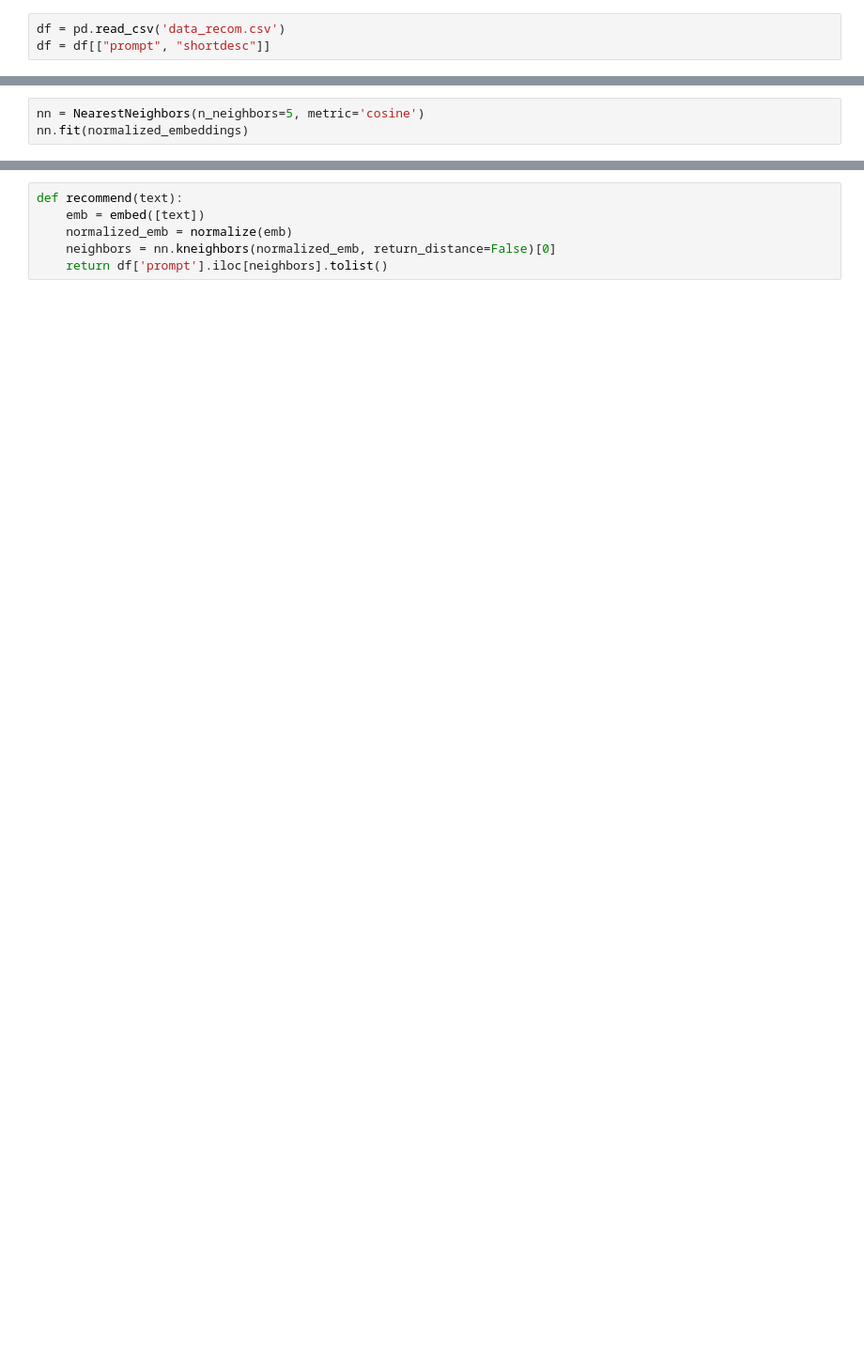
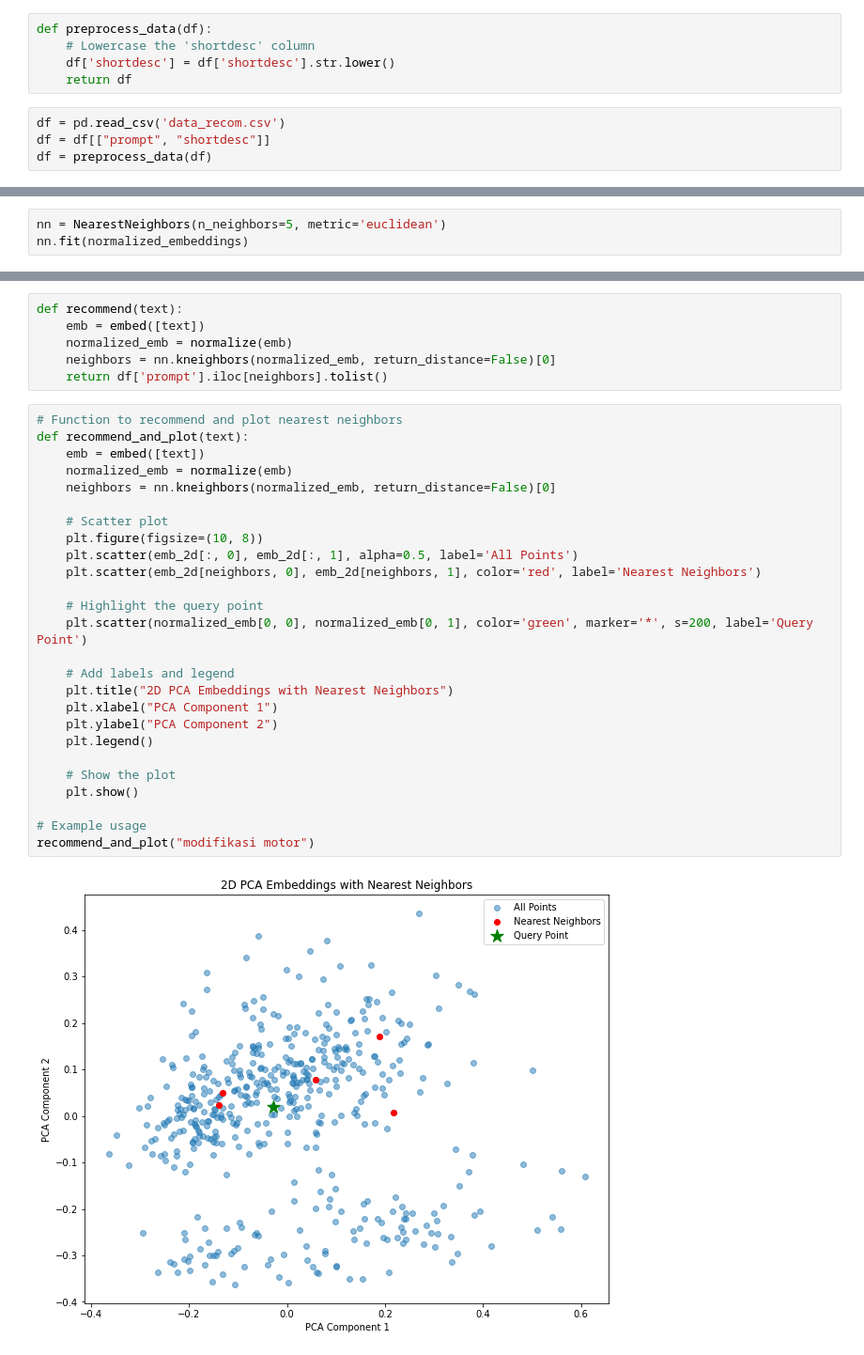
Before and after one commit to Capstone-Experimental/ml-prompt-recommendation, a Jupyter notebook: rec6.ipynb, the cells around one changed output, grey strips where cells are left out. Shown: that part at 94% size. Drawn from its saved outputs; the diff is of its cells as text; blank space fills up the shorter version.

```diff
--- a/rec6.ipynb
+++ b/rec6.ipynb
@@ -12,9 +12,15 @@ model = hub.load("https://tfhub.dev/google/universal-sentence-encoder/4")
 # %%
 def embed(sentences):
     return model(sentences)
+# %%
+def preprocess_data(df):
+    # Lowercase the 'shortdesc' column
+    df['shortdesc'] = df['shortdesc'].str.lower()
+    return df
 # %%
 df = pd.read_csv('data_recom.csv')
 df = df[["prompt", "shortdesc"]]
+df = preprocess_data(df)
 # %%
 desc = list(df['shortdesc'])
 embeddings = embed(desc)
@@ -32,4 +32,4 @@ plt.show()
 # %%
-nn = NearestNeighbors(n_neighbors=5, metric='cosine')
+nn = NearestNeighbors(n_neighbors=5, metric='euclidean')
 nn.fit(normalized_embeddings)
 # %% [output]
@@ -40,5 +45,33 @@ def recommend(text):
     normalized_emb = normalize(emb)
     neighbors = nn.kneighbors(normalized_emb, return_distance=False)[0]
     return df['prompt'].iloc[neighbors].tolist()
+# %%
+# Function to recommend and plot nearest neighbors
+def recommend_and_plot(text):
+    emb = embed([text])
+    normalized_emb = normalize(emb)
+    neighbors = nn.kneighbors(normalized_emb, return_distance=False)[0]
+
+    # Scatter plot
+    plt.figure(figsize=(10, 8))
+    plt.scatter(emb_2d[:, 0], emb_2d[:, 1], alpha=0.5, label='All Points')
+    plt.scatter(emb_2d[neighbors, 0], emb_2d[neighbors, 1], color='red', label='Nearest Neighbors')
+
+    # Highlight the query point
+    plt.scatter(normalized_emb[0, 0], normalized_emb[0, 1], color='green', marker='*', s=200, label='Query Point')
+
+    # Add labels and legend
+    plt.title("2D PCA Embeddings with Nearest Neighbors")
+    plt.xlabel("PCA Component 1")
+    plt.ylabel("PCA Component 2")
+    plt.legend()
+
+    # Show the plot
+    plt.show()
+
+# Example usage
+recommend_and_plot("modifikasi motor")
+# %% [output]
+[figure, added]
 # %%
 print('Recommended prompts:')
```
Also changed, not shown: parts of 4 cells of this notebook.
